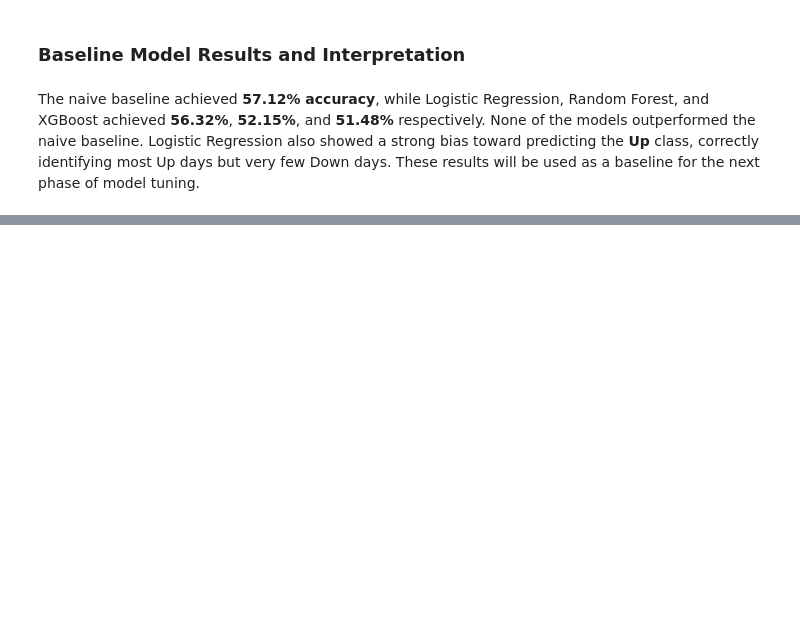
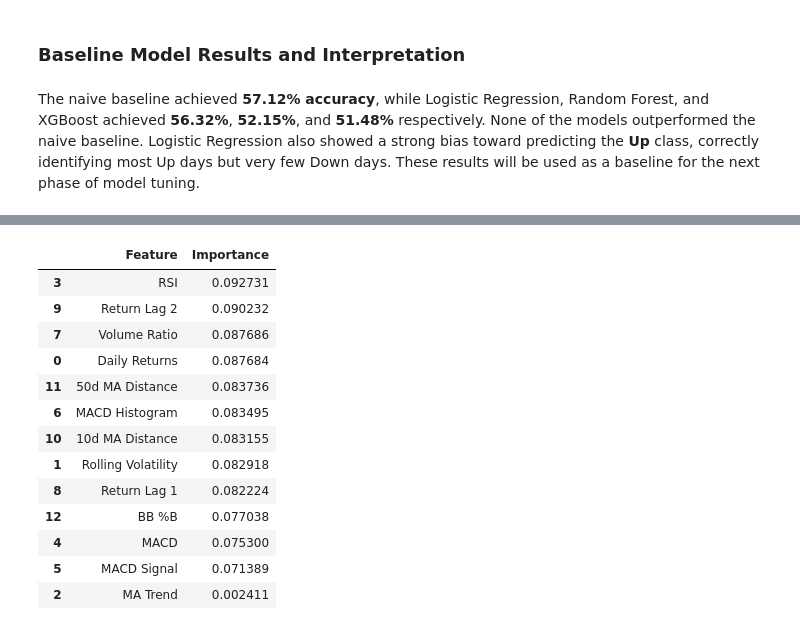
Before and after one commit to Junaid-Haider/Stock-Price-Direction-Predictor, a Jupyter notebook: notebooks/analysis.ipynb, the cells around one changed output, grey strips where cells are left out. Saved outputs shown, nothing was run; the diff lists cells and outputs as text; code cells hidden in the pictures; blank space fills up the shorter version.

```diff
--- a/notebooks/analysis.ipynb
+++ b/notebooks/analysis.ipynb
@@ -948,0 +1175,26 @@ These results will be used as a baseline for the next phase of model tuning.
+# %%
+
+rf_importance = pd.DataFrame({
+    "Feature": X_train.columns,
+    "Importance": best_rf.feature_importances_
+})
+rf_importance = rf_importance.sort_values(
+    by="Importance",
+    ascending=False
+)
+rf_importance
+# %% [output]
+|  | Feature | Importance |
+| 3 | RSI | 0.092731 |
+| 9 | Return Lag 2 | 0.090232 |
+| 7 | Volume Ratio | 0.087686 |
+| 0 | Daily Returns | 0.087684 |
+| 11 | 50d MA Distance | 0.083736 |
+| 6 | MACD Histogram | 0.083495 |
+| 10 | 10d MA Distance | 0.083155 |
+| 1 | Rolling Volatility | 0.082918 |
+| 8 | Return Lag 1 | 0.082224 |
+| 12 | BB %B | 0.077038 |
+| 4 | MACD | 0.075300 |
+| 5 | MACD Signal | 0.071389 |
+| 2 | MA Trend | 0.002411 |
```
Also changed, not shown: parts of 16 cells of this notebook.
